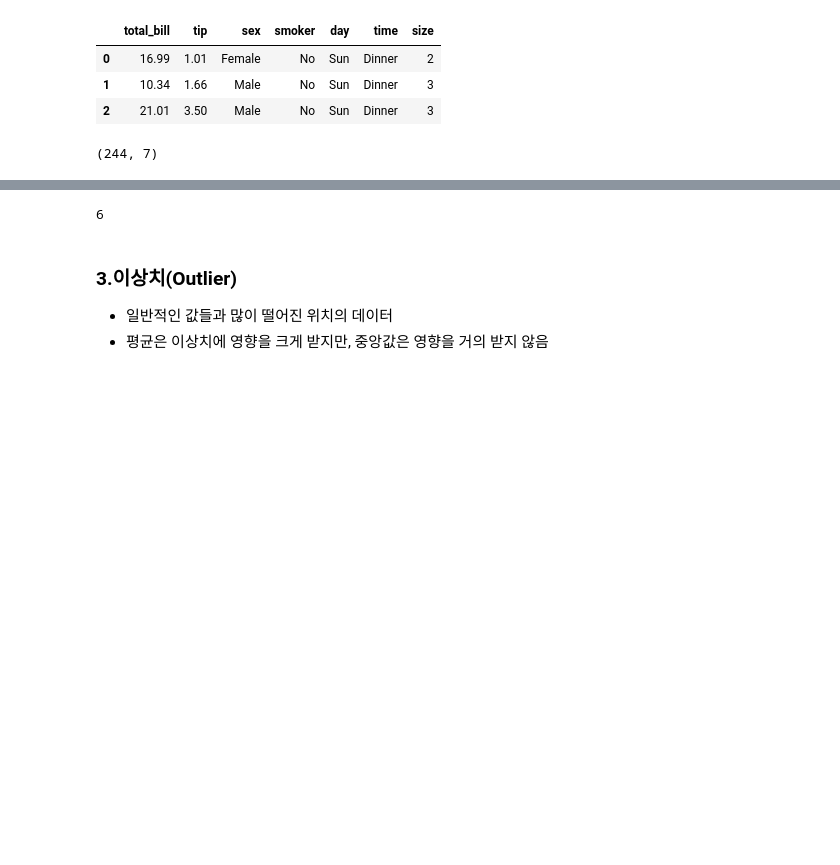
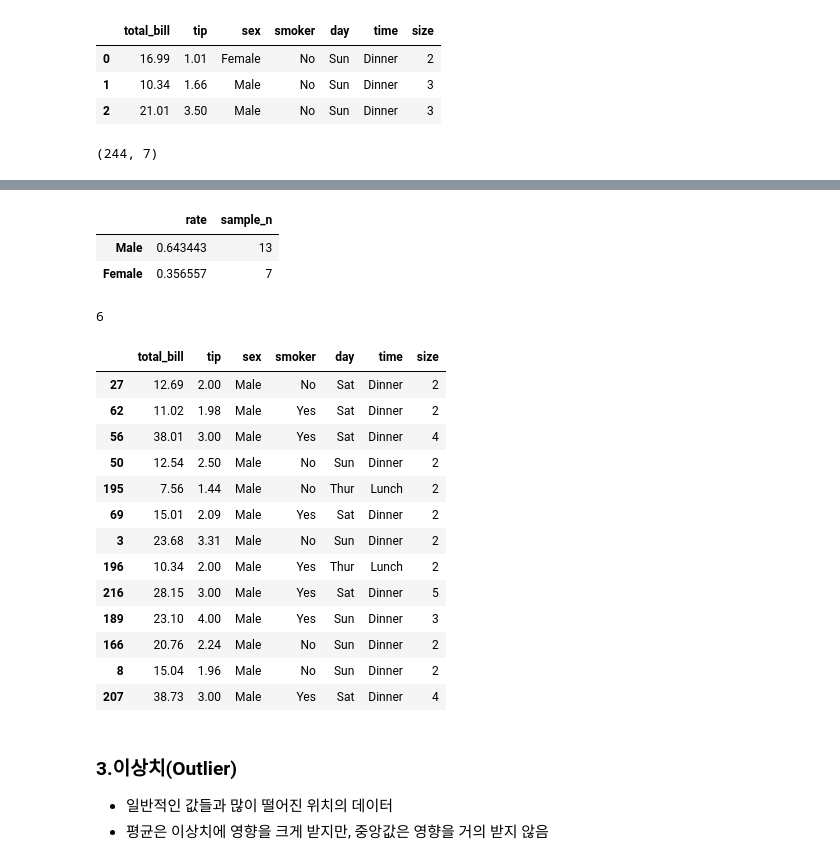
Before and after one commit to choiyun9yu/DataAnalysis, a Jupyter notebook: 빅분기 실기 자료/eduatoz/02. 판다스/[pandas_05]_Statistic_LAB.ipynb, the cells around one changed output, grey strips where cells are left out. Drawn from its saved outputs; the diff is of its cells as text; code cells hidden in the pictures; blank space fills up the shorter version.

```diff
--- a/빅분기 실기 자료/eduatoz/02. 판다스/[pandas_05]_Statistic_LAB.ipynb
+++ b/빅분기 실기 자료/eduatoz/02. 판다스/[pandas_05]_Statistic_LAB.ipynb
@@ -66,13 +106,40 @@ tips.head(3)
 # %%
 # [5] 층화 추출 - 성별을 기준으로 성별 비율에 맞춰 10개 데이터 추출
 # [5-1] 성별 비율 구하기(rate), 추출할 sample 개수 구하기(sample_n)
-sample_n = 10
+sample_n = 20   # 전체적으로 사용할 샘플의 개수
+temp = tips['sex'].value_counts(normalize=True).to_frame()
+temp.columns=['rate']
+temp['sample_n'] = round(sample_n * temp['rate'], 0).astype('int')
+temp
+# %% [output]
+|  | rate | sample_n |
+| Male | 0.643443 | 13 |
+| Female | 0.356557 | 7 |
 # %%
 temp.loc['Male', 'sample_n']
 # %% [output]
 6
 # %%
 # [5-2] Female, Male로 데이터 분리 및 sample개수 만큼의 임의 표본 추출
+Female = tips.loc[tips['sex']=='Female']
+Male = tips.loc[tips['sex']=='Male']
+Female.sample(n=temp.loc['Female', 'sample_n'])
+Male.sample(n=temp.loc['Male', 'sample_n'])
+# %% [output]
+|  | total_bill | tip | sex | smoker | day | time | size |
+| 27 | 12.69 | 2.00 | Male | No | Sat | Dinner | 2 |
+| 62 | 11.02 | 1.98 | Male | Yes | Sat | Dinner | 2 |
+| 56 | 38.01 | 3.00 | Male | Yes | Sat | Dinner | 4 |
+| 50 | 12.54 | 2.50 | Male | No | Sun | Dinner | 2 |
+| 195 | 7.56 | 1.44 | Male | No | Thur | Lunch | 2 |
+| 69 | 15.01 | 2.09 | Male | Yes | Sat | Dinner | 2 |
+| 3 | 23.68 | 3.31 | Male | No | Sun | Dinner | 2 |
+| 196 | 10.34 | 2.00 | Male | Yes | Thur | Lunch | 2 |
+| 216 | 28.15 | 3.00 | Male | Yes | Sat | Dinner | 5 |
+| 189 | 23.10 | 4.00 | Male | Yes | Sun | Dinner | 3 |
+| 166 | 20.76 | 2.24 | Male | No | Sun | Dinner | 2 |
+| 8 | 15.04 | 1.96 | Male | No | Sun | Dinner | 2 |
+| 207 | 38.73 | 3.00 | Male | Yes | Sat | Dinner | 4 |
 # %% [markdown]
 ### 3.이상치(Outlier)
 - 일반적인 값들과 많이 떨어진 위치의 데이터
```
Also changed, not shown: parts of 6 cells of this notebook, 3 other files.
